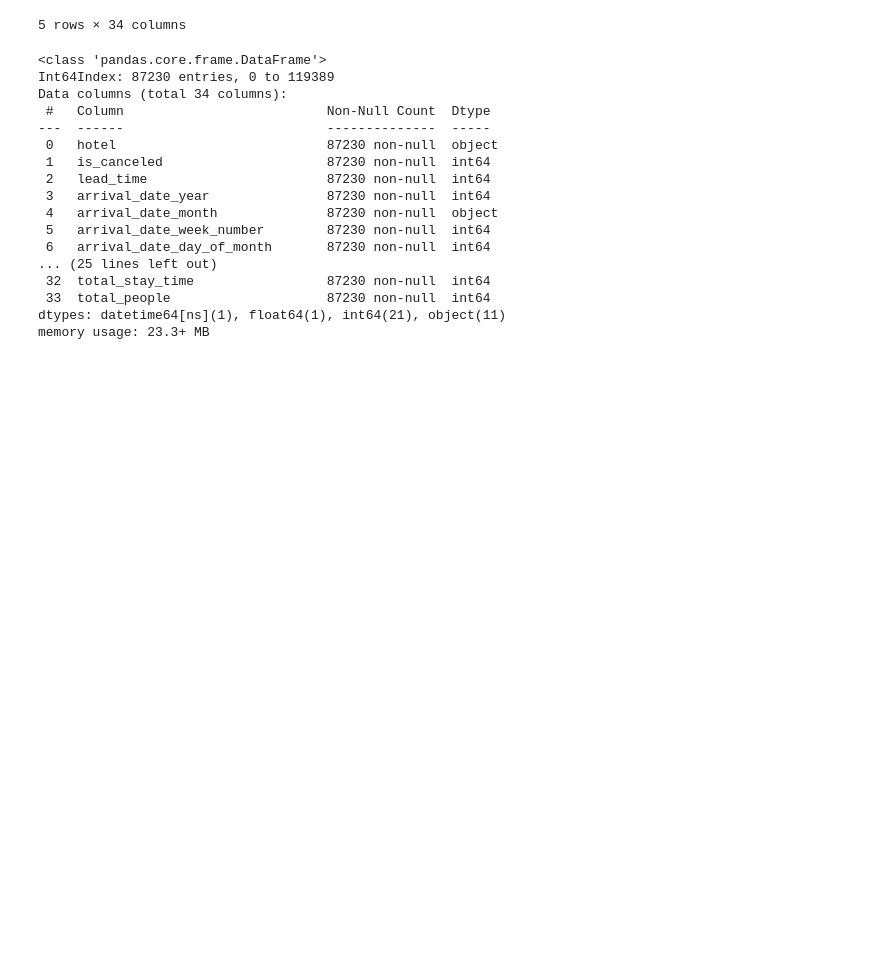
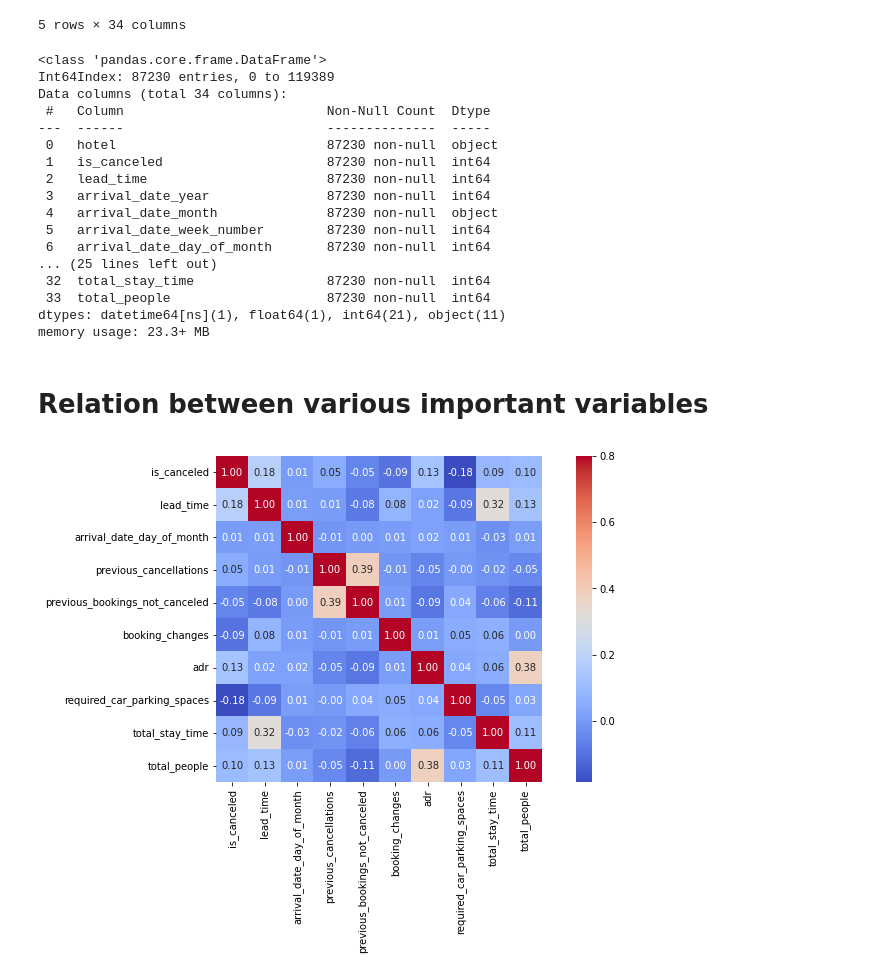
Before and after one commit to ANUJGAUR/Hotel-booking-analysis-project, a Jupyter notebook: Hotel_Booking_Analysis_Capstone_Project.ipynb, the cells around one changed output. Drawn from its saved outputs; the diff is of its cells as text; code cells hidden in the pictures; blank space fills up the shorter version.

Commit message:
Analysis of relation between various important variables

```diff
--- a/Hotel_Booking_Analysis_Capstone_Project.ipynb
+++ b/Hotel_Booking_Analysis_Capstone_Project.ipynb
@@ -149,3 +149,15 @@ Data columns (total 34 columns):
  33  total_people                    87230 non-null  int64
 dtypes: datetime64[ns](1), float64(1), int64(21), object(11)
 memory usage: 23.3+ MB
+# %% [markdown]
+# **Relation between various important variables**
+# %%
+imp_df1 = df1[['is_canceled','lead_time','arrival_date_day_of_month','previous_cancellations','previous_bookings_not_canceled','booking_changes','deposit_type','adr','required_car_parking_spaces','total_stay_time','total_people'
+]]
+# %%
+#corelation_matrix
+relation_matrix= imp_df1.corr()
+f, ax=plt.subplots(figsize=(12,6))
+sns.heatmap(relation_matrix,annot = True,fmt='.2f', annot_kws={'size': 10},cmap='coolwarm', vmax=.8, square=True);
+# %% [output]
+[figure, added]
```
